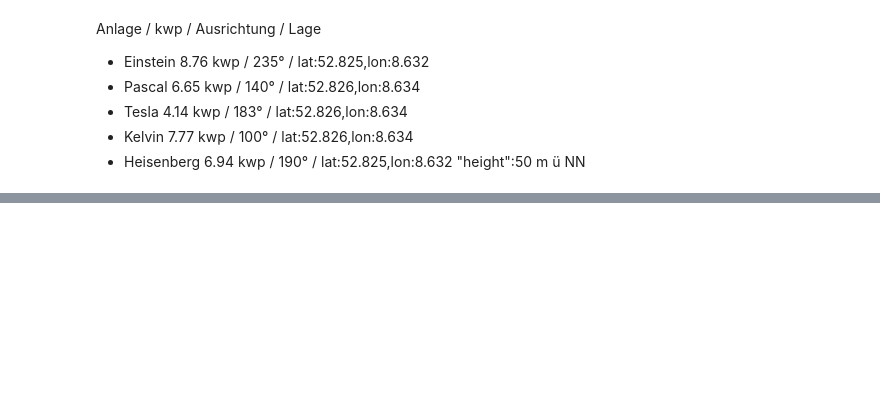
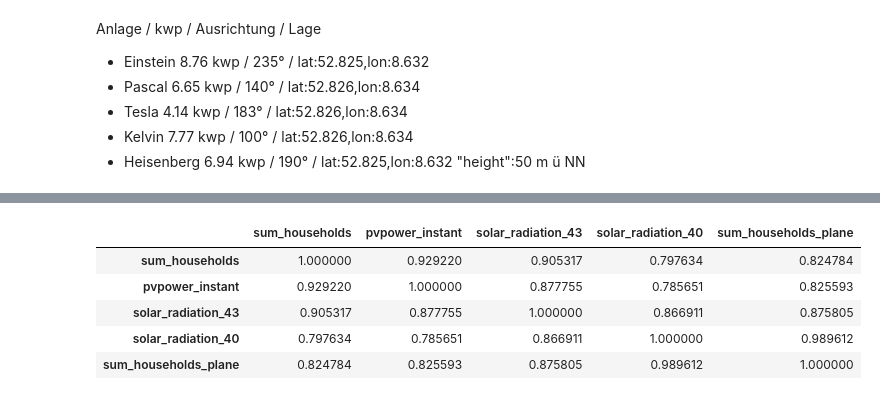
Before and after one commit to Schmutzz/PV_Forecast_Platone, a Jupyter notebook: analytics_lasse.ipynb, the cells around one changed output, grey strips where cells are left out. Cells and saved outputs as stored; diff of their text form; code cells hidden in the pictures; blank space fills up the shorter version.

```diff
--- a/analytics_lasse.ipynb
+++ b/analytics_lasse.ipynb
@@ -554,0 +609,3 @@ df_results[df_results.index.hour > 12].corr()
+# %%
+before = df_results.loc[df_results['Date'].dt.hour <= split_hour]
+after = df_results.loc[df_results['Date'].dt.hour > split_hour]
@@ -554,0 +622,10 @@ df_results[df_results.index.hour > 12].corr()
+# %%
+# bis split
+before[['sum_households', 'pvpower_instant', 'solar_radiation_43', 'solar_radiation_40', 'sum_households_plane']].corr()
+# %% [output]
+|  | sum_households | pvpower_instant | solar_radiation_43 | solar_radiation_40 | sum_households_plane |
+| sum_households | 1.000000 | 0.929220 | 0.905317 | 0.797634 | 0.824784 |
+| pvpower_instant | 0.929220 | 1.000000 | 0.877755 | 0.785651 | 0.825593 |
+| solar_radiation_43 | 0.905317 | 0.877755 | 1.000000 | 0.866911 | 0.875805 |
+| solar_radiation_40 | 0.797634 | 0.785651 | 0.866911 | 1.000000 | 0.989612 |
+| sum_households_plane | 0.824784 | 0.825593 | 0.875805 | 0.989612 | 1.000000 |
```
Also changed, not shown: parts of 21 cells of this notebook.
